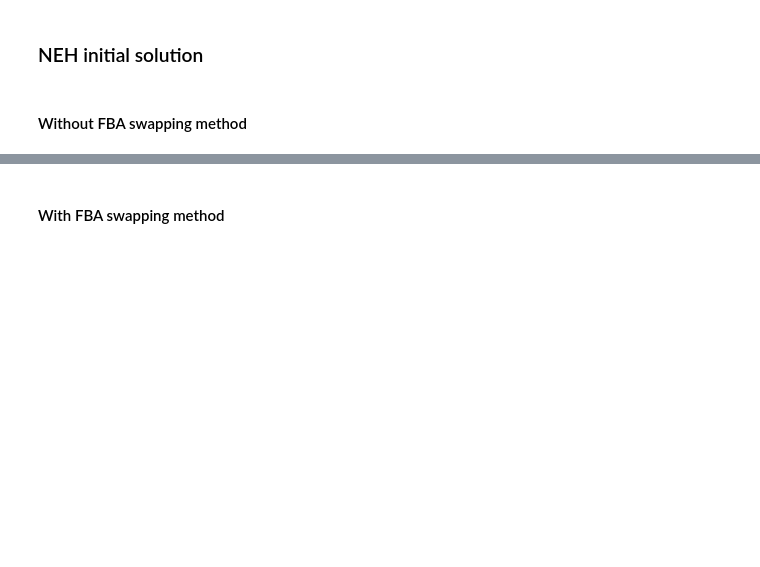
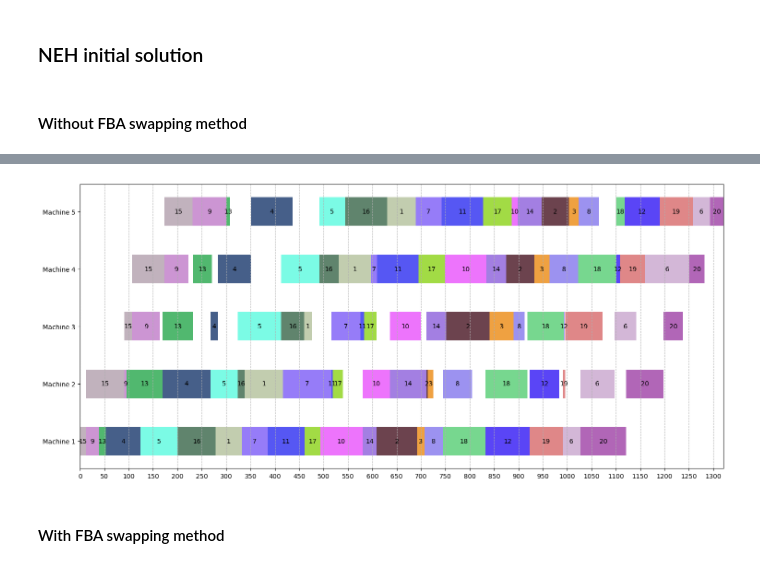
Before and after one commit to MarouaneBenbetka/Flow-Shop-Problem, a Jupyter notebook: Lab3/metaheuristics_voisinage.ipynb, the cells around one changed output, grey strips where cells are left out. Drawn from its saved outputs; the diff is of its cells as text; code cells hidden in the pictures; blank space fills up the shorter version.

```diff
--- a/Lab3/metaheuristics_voisinage.ipynb
+++ b/Lab3/metaheuristics_voisinage.ipynb
@@ -495,3 +552,7 @@ init_sol:  [8, 6, 15, 10, 7, 1, 16, 2, 14, 13, 17, 3, 9, 11, 0, 18, 5, 4, 12, 19
+# %%
+generate_gantt_chart(benchmark, rs_solution)
+# %% [output]
+[figure, added]
 # %% [markdown]
 #### With FBA swapping method
 # %%
```
Also changed, not shown: parts of 28 cells of this notebook.
